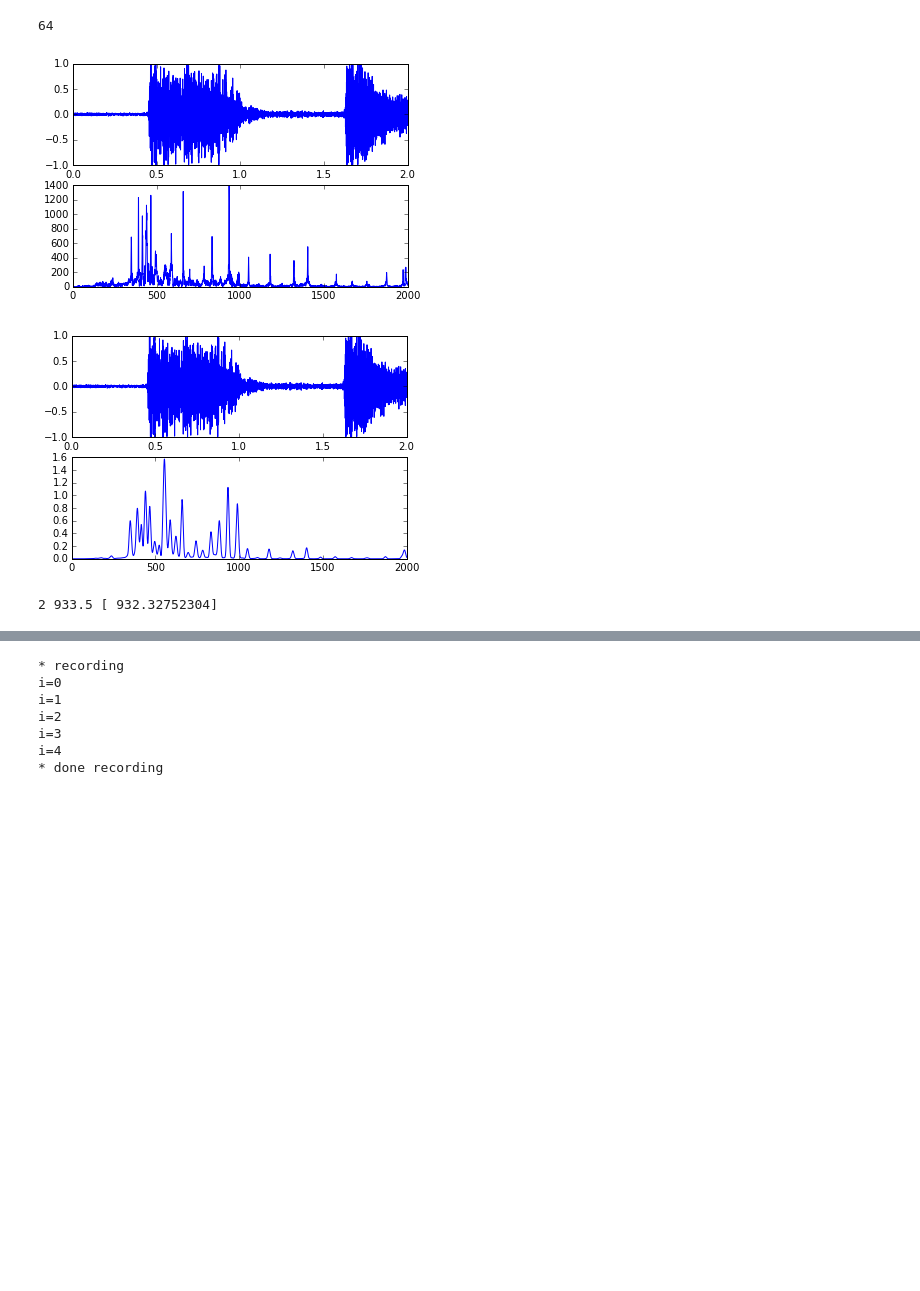
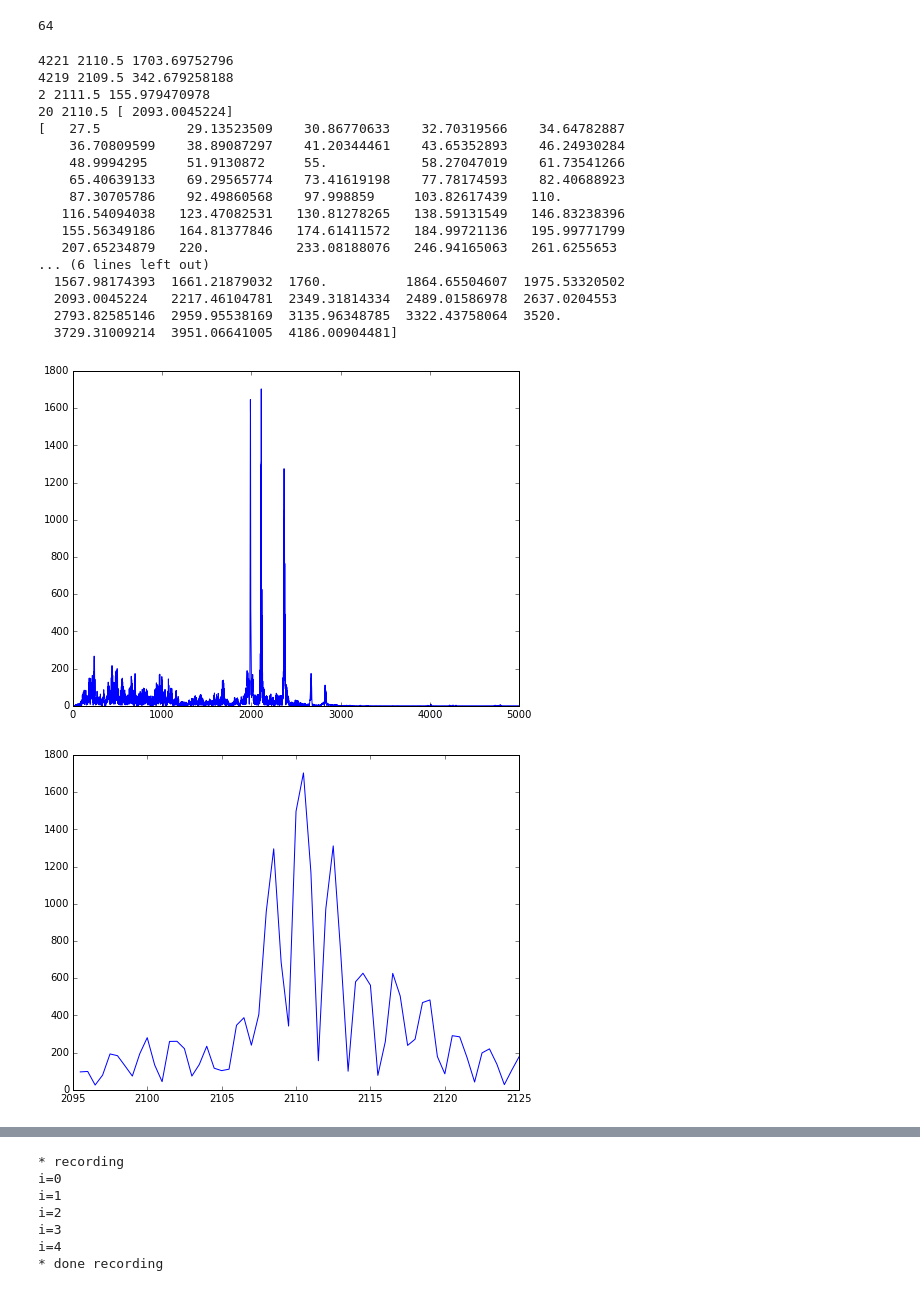
Before and after one commit to guobinufl/PianoTimerPy, a Jupyter notebook: PianoTimer.ipynb, the cells around one changed output, grey strips where cells are left out. Cells and saved outputs as stored; diff of their text form; code cells hidden in the pictures; blank space fills up the shorter version.

```diff
--- a/PianoTimer.ipynb
+++ b/PianoTimer.ipynb
@@ -60,38 +60,79 @@ def PianoWelch(yt, fs):
     return yf, ff
 # %%
 fs = 1.0*rate
-for isec in range(1, 2):
-    ileft = np.round((isec-0.5)*rate)
-    iright = np.round((isec+1.5)*rate)
+for isec in [1,2]:
+    ileft = np.round((isec-1.0)*rate)
+    iright = np.round((isec+1.0)*rate)
     y = piano[ileft:iright, 0].astype('float')
     y = y / 2**15
 
-    yf, ff = PianoFFT(y, fs)
-    PianoWelch(y, fs)
+    yf, ff, df = PianoFFT(y, fs)
+    #PianoWelch(y, fs)
-# %% [output]
-[figure, removed]
-[figure, removed]
 # %%
 PianoKeyFreq = []
 for n in range(1, 89):
     KeyFreq = 2**((n-49.0)/12.0) * 440.0
     PianoKeyFreq.append(KeyFreq)
 PianoKeyFreq = np.asarray(PianoKeyFreq)
 PianoKeyFreq.shape
 
-df = ff[1] - ff[0]
+isec = 30
+ileft = np.round((isec-1.0)*rate)
+iright = np.round((isec+1.0)*rate)
+y = piano[ileft:iright, 0].astype('float')
+y = y / 2**15
+yf, ff, df = PianoFFT(y, fs)
+
 fleft = 0
 fright = np.round(5000/df)
 ifreqmax = np.argmax(yf[fleft:fright])
 freqmax = ff[ifreqmax]
+yfmax = yf[ifreqmax]
+print(ifreqmax, freqmax, yfmax)
+
+yfleft = yf[0:ifreqmax]
+ffleft = ff[0:ifreqmax]
+ifleft = (yfleft<0.5*yfmax).nonzero()
+print(ifleft[0][-1], ffleft[ifleft[0][-1]], yfleft[ifleft[0][-1]])
+
+yfright = yf[ifreqmax:-1]
+ffright = ff[ifreqmax:-1]
+ifright = (yfright<0.5*yfmax).nonzero()
+print(ifright[0][0], ffright[ifright[0][0]], yfright[ifright[0][0]])
+
+plt.figure(figsize=(8,6))
+plt.plot(ff[fleft:fright], yf[fleft:fright])
+
+plt.figure(figsize=(8,6))
+offset = 30
+plt.plot(ff[ifreqmax-offset:ifreqmax+offset], yf[ifreqmax-offset:ifreqmax+offset])
 
 if freqmax < 200:
-    gap = 1
+    gap = 2
 elif freqmax>=200 and freqmax<1500:
-    gap = 2
+    gap = 3
 else:
-    gap = 3
+    gap = 20
 pianofind = (np.abs(PianoKeyFreq-freqmax) < gap).nonzero()
 print(gap, freqmax, PianoKeyFreq[pianofind[0]])
+print(PianoKeyFreq)
 # %% [output]
-2 933.5 [ 932.32752304]
+4221 2110.5 1703.69752796
+4219 2109.5 342.679258188
+2 2111.5 155.979470978
+20 2110.5 [ 2093.0045224]
+[   27.5           29.13523509    30.86770633    32.70319566    34.64782887
+    36.70809599    38.89087297    41.20344461    43.65352893    46.24930284
+    48.9994295     51.9130872     55.            58.27047019    61.73541266
+    65.40639133    69.29565774    73.41619198    77.78174593    82.40688923
+    87.30705786    92.49860568    97.998859     103.82617439   110.
+   116.54094038   123.47082531   130.81278265   138.59131549   146.83238396
+   155.56349186   164.81377846   174.61411572   184.99721136   195.99771799
+   207.65234879   220.           233.08188076   246.94165063   261.6255653
+... (6 lines left out)
+  1567.98174393  1661.21879032  1760.          1864.65504607  1975.53320502
+  2093.0045224   2217.46104781  2349.31814334  2489.01586978  2637.0204553
+  2793.82585146  2959.95538169  3135.96348785  3322.43758064  3520.
+  3729.31009214  3951.06641005  4186.00904481]
+[figure, added]
+[figure, added]
```
Also changed, not shown: parts of 2 cells of this notebook.
